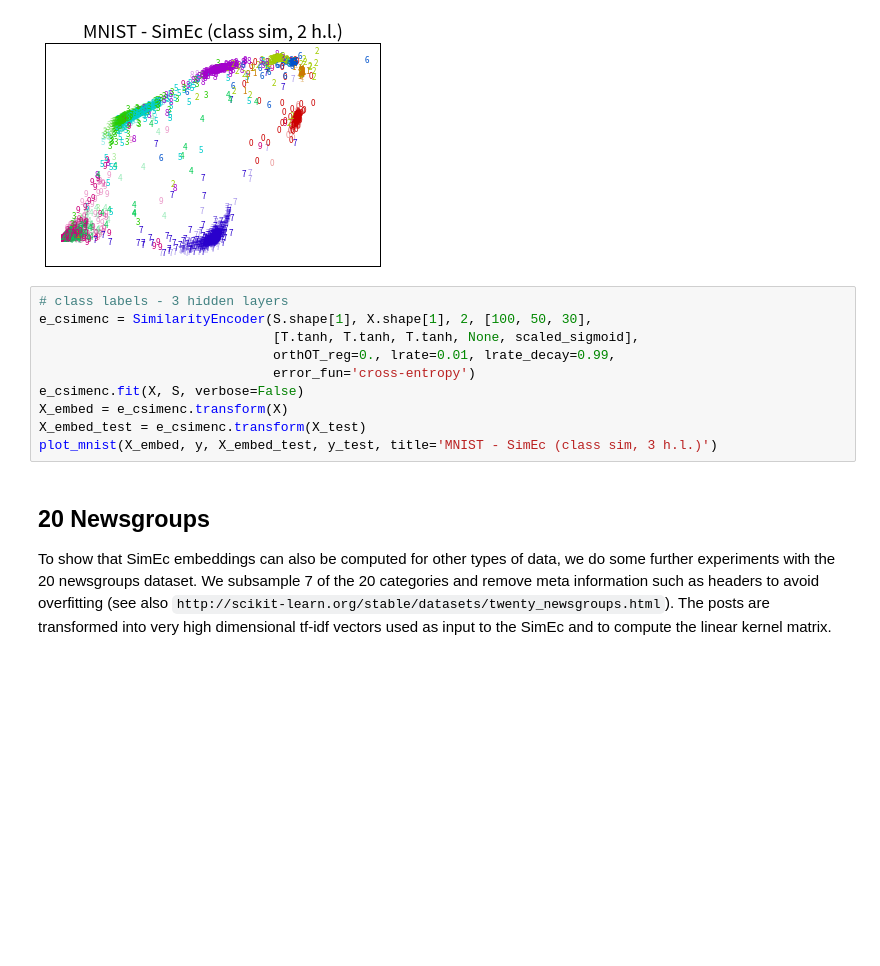
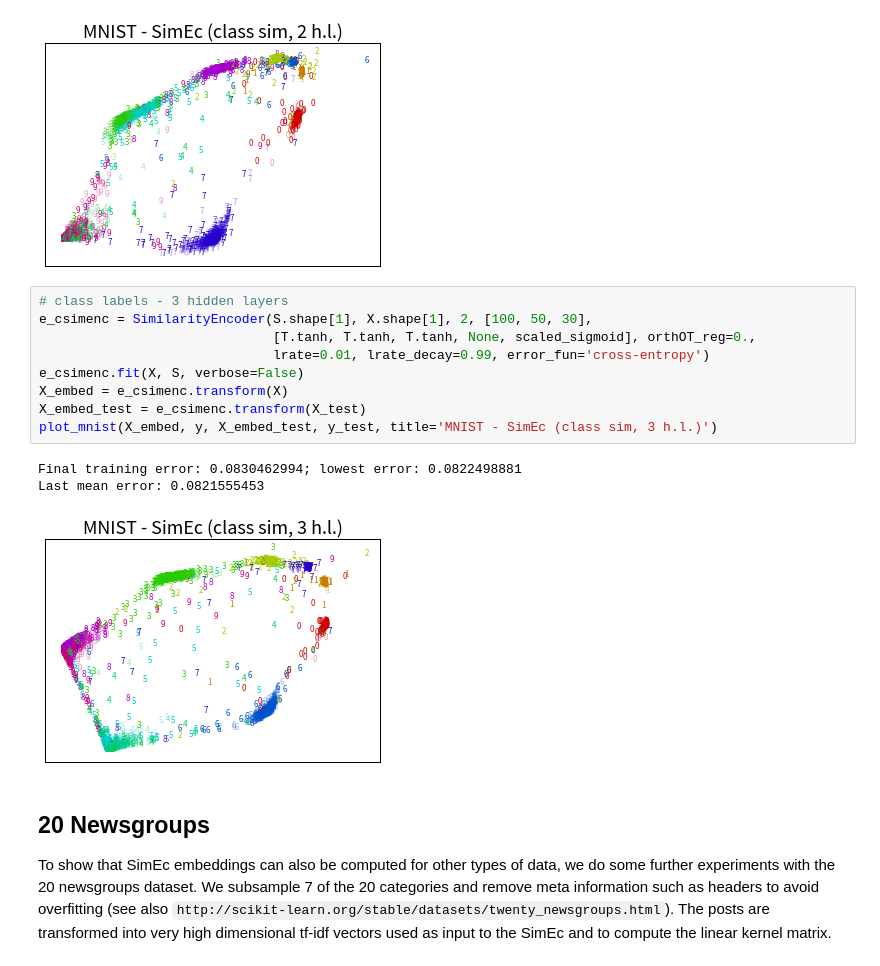
Before and after one commit to cod3licious/simec-theano, a Jupyter notebook: examples_simec.ipynb, the cells around one changed output. Saved outputs shown, nothing was run; the diff lists cells and outputs as text; blank space fills up the shorter version.

```diff
--- a/examples_simec.ipynb
+++ b/examples_simec.ipynb
@@ -367,13 +367,16 @@ Last mean error: 0.0667722429
 # %%
 # class labels - 3 hidden layers
 e_csimenc = SimilarityEncoder(S.shape[1], X.shape[1], 2, [100, 50, 30],
-                              [T.tanh, T.tanh, T.tanh, None, scaled_sigmoid],
-                              orthOT_reg=0., lrate=0.01, lrate_decay=0.99,
-                              error_fun='cross-entropy')
+                              [T.tanh, T.tanh, T.tanh, None, scaled_sigmoid], orthOT_reg=0.,
+                              lrate=0.01, lrate_decay=0.99, error_fun='cross-entropy')
 e_csimenc.fit(X, S, verbose=False)
 X_embed = e_csimenc.transform(X)
 X_embed_test = e_csimenc.transform(X_test)
 plot_mnist(X_embed, y, X_embed_test, y_test, title='MNIST - SimEc (class sim, 3 h.l.)')
+# %% [output]
+Final training error: 0.0830462994; lowest error: 0.0822498881
+Last mean error: 0.0821555453
+[figure, added]
 # %% [markdown]
 ## 20 Newsgroups
 To show that SimEc embeddings can also be computed for other types of data, we do some further experiments with the 20 newsgroups dataset. We subsample 7 of the 20 categories and remove meta information such as headers to avoid overfitting (see also `http://scikit-learn.org/stable/datasets/twenty_newsgroups.html`). The posts are transformed into very high dimensional tf-idf vectors used as input to the SimEc and to compute the linear kernel matrix.
```
Also changed, not shown: parts of 3 cells of this notebook.
